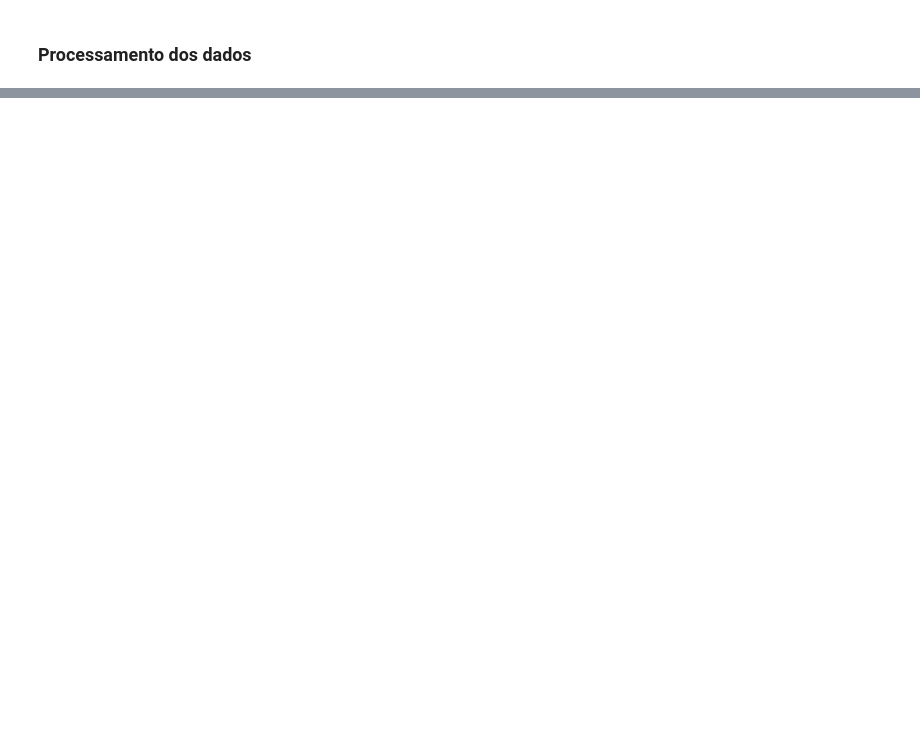
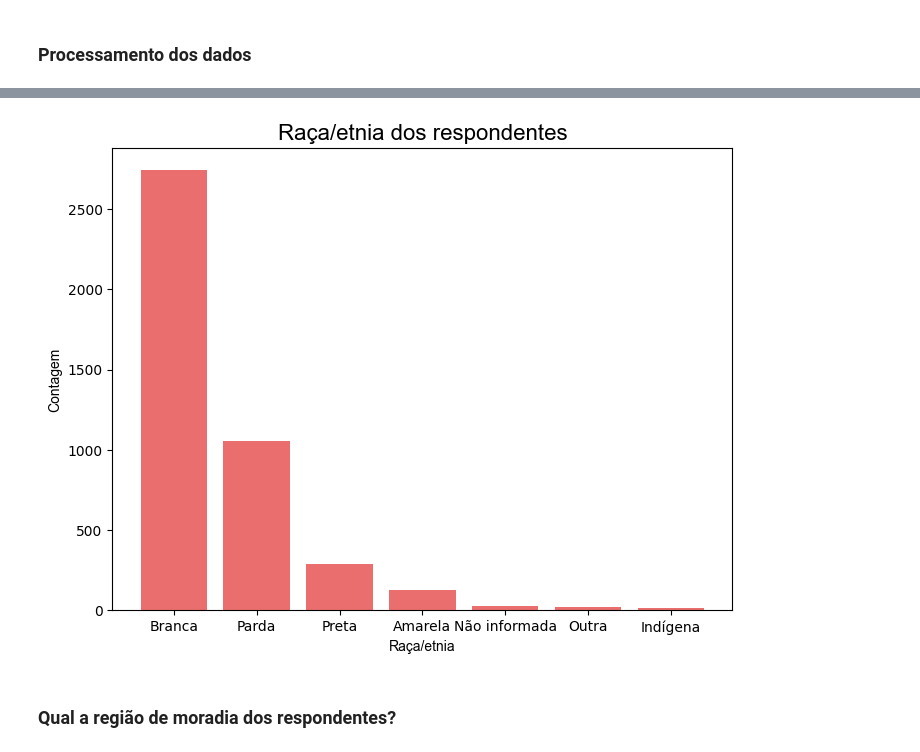
Before and after one commit to reprograma/on26-python-s13-projeto-guiado-II, a Jupyter notebook: exercicios/para-casa/analise_dados_2022.ipynb, the cells around one changed output, grey strips where cells are left out. Cells and saved outputs as stored; diff of their text form; code cells hidden in the pictures; blank space fills up the shorter version.

```diff
--- a/exercicios/para-casa/analise_dados_2022.ipynb
+++ b/exercicios/para-casa/analise_dados_2022.ipynb
@@ -314,0 +499,3 @@ df.shape
+# %%
+df_etnia = df_dados["(\'P1_c \', \'Cor/raca/etnia\')"].value_counts()
+df_etnia
@@ -314,0 +525,17 @@ df.shape
+# %%
+plt.figure(figsize=(8, 6))
+
+etnia = ['Branca', 'Parda', 'Preta', 'Amarela', 'Não informada', 'Outra', 'Indígena']
+
+plt.bar(etnia, df_etnia,  color = "#eb6e6e")
+
+plt.title('Raça/etnia dos respondentes', fontname= 'Arial', fontsize = 16)
+plt.xlabel('Raça/etnia', fontname= 'Arial')
+plt.ylabel('Contagem', fontname= 'Arial')
+
+plt.savefig('raca_etnia.png', format='png')
+plt.show()
+# %% [output]
+[figure, added]
+# %% [markdown]
+### Qual a região de moradia dos respondentes?
```
Also changed, not shown: parts of 104 cells of this notebook, 2 other files.
